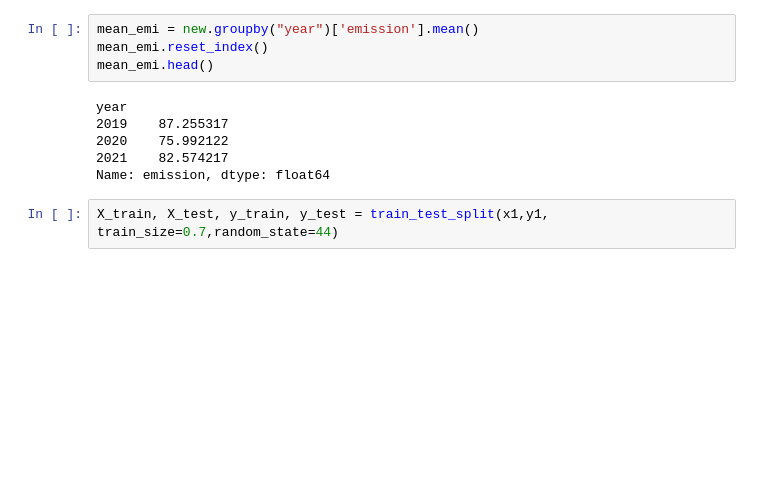
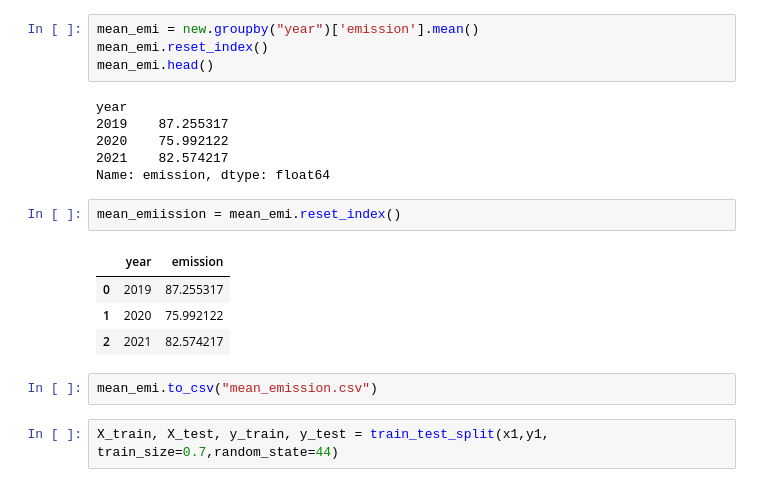
Before and after one commit to IIsameerII/CO2-Emmisions-in-Rawanda, a Jupyter notebook: peter_eda/eda_peter.ipynb, the cells around one changed output. Saved outputs shown, nothing was run; the diff lists cells and outputs as text; blank space fills up the shorter version.

```diff
--- a/peter_eda/eda_peter.ipynb
+++ b/peter_eda/eda_peter.ipynb
@@ -473,6 +473,15 @@ year
 2020    75.992122
 2021    82.574217
 Name: emission, dtype: float64
+# %%
+mean_emiission = mean_emi.reset_index()
+# %% [output]
+|  | year | emission |
+| 0 | 2019 | 87.255317 |
+| 1 | 2020 | 75.992122 |
+| 2 | 2021 | 82.574217 |
+# %%
+mean_emi.to_csv("mean_emission.csv")
 # %%
 X_train, X_test, y_train, y_test = train_test_split(x1,y1, train_size=0.7,random_state=44)
 # %%
```
Also changed, not shown: parts of 10 cells of this notebook, 3 other files.
